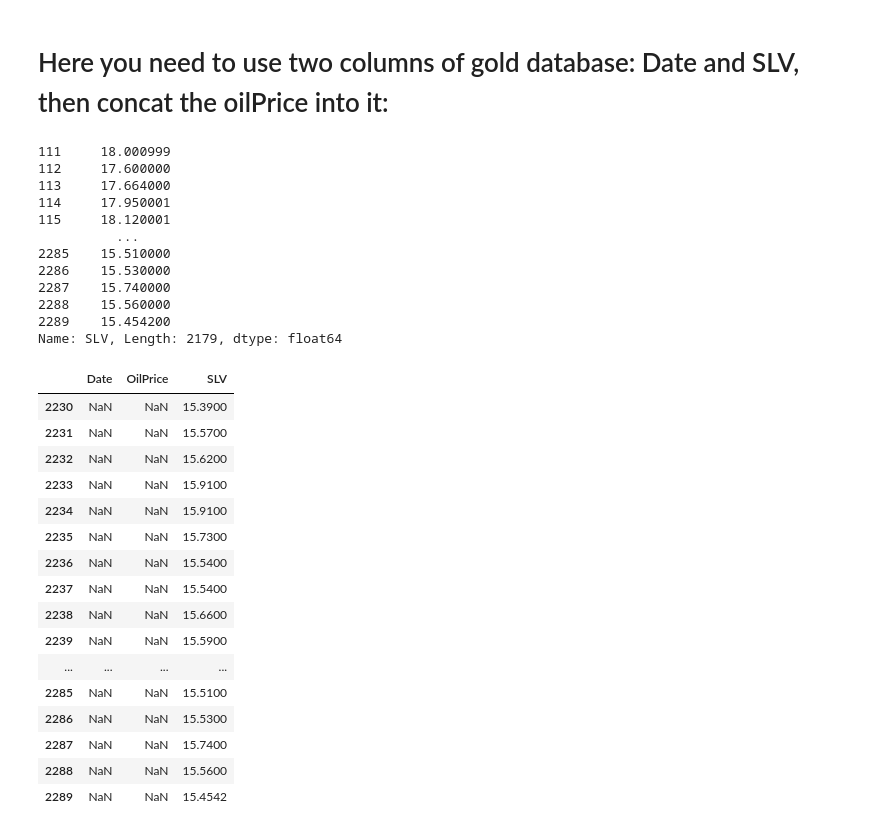
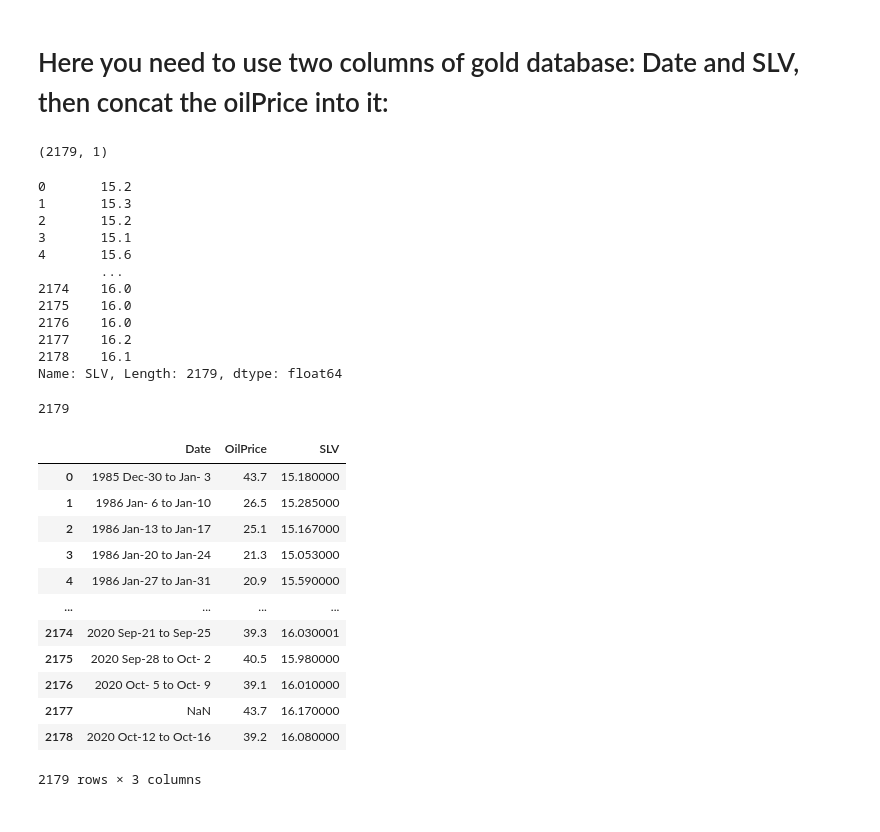
Before and after one commit to Ayomi-tech/Silver-Price-and-Oil-Price-interaction, a Jupyter notebook: New oil price code.ipynb, the cells around one changed output. Saved outputs shown, nothing was run; the diff lists cells and outputs as text; code cells hidden in the pictures.

Commit message:
updated dataframe

```diff
--- a/New oil price code.ipynb
+++ b/New oil price code.ipynb
@@ -112,0 +162,6 @@ subset.to_csv('new.oil.data_csv')
+# %%
+# checking the oil dataset
+oil = pd.read_csv('new.oil.data_csv')
+oil.head()
+oil.isnull().sum()
+len(oil)
@@ -119,5 +181,6 @@ len(gold)
 # %%
 # this is to choose the rows we want
-gold2 = gold.loc[111:]
-len(gold2)
+gold2 = gold.loc[0:2178]
+gold2.head()
+#len(gold2)
 # %% [output]
@@ -128,41 +196,47 @@ gold2.columns
 Index(['Date', 'SPX', 'GLD', 'USO', 'SLV', 'EUR/USD'], dtype='object')
 # %% [markdown]
 # Here you need to use two columns of gold database: Date and SLV, then concat the oilPrice into it:
+# %%
+Silver = gold2[["SLV"]]
+Silver.shape
+# %% [output]
+(2179, 1)
 # %%
-gold_sub = gold2.loc[:,'SLV']
-gold_sub
+silver = gold2.loc[:,'SLV']
 # df.loc[df['Age']
+len(silver)
+silver.round(1)
 # %% [output]
-111     18.000999
-112     17.600000
-113     17.664000
-114     17.950001
-115     18.120001
-          ...
-2285    15.510000
-2286    15.530000
-2287    15.740000
-2288    15.560000
-2289    15.454200
+0       15.2
+1       15.3
+2       15.2
+3       15.1
+4       15.6
+        ...
+2174    16.0
+2175    16.0
+2176    16.0
+2177    16.2
+2178    16.1
 Name: SLV, Length: 2179, dtype: float64
+# %%
+len(silver)
+# %% [output]
+2179
 # %%
-data = pd.concat([subset, gold_sub], axis=1)
-data.tail(60)
+data = pd.concat([oil, silver], axis=1)
+data
 # %% [output]
 |  | Date | OilPrice | SLV |
-| 2230 | NaN | NaN | 15.3900 |
-| 2231 | NaN | NaN | 15.5700 |
-| 2232 | NaN | NaN | 15.6200 |
-| 2233 | NaN | NaN | 15.9100 |
-| 2234 | NaN | NaN | 15.9100 |
-| 2235 | NaN | NaN | 15.7300 |
-| 2236 | NaN | NaN | 15.5400 |
-| 2237 | NaN | NaN | 15.5400 |
-| 2238 | NaN | NaN | 15.6600 |
-| 2239 | NaN | NaN | 15.5900 |
+| 0 | 1985 Dec-30 to Jan- 3 | 43.7 | 15.180000 |
+| 1 | 1986 Jan- 6 to Jan-10 | 26.5 | 15.285000 |
+| 2 | 1986 Jan-13 to Jan-17 | 25.1 | 15.167000 |
+| 3 | 1986 Jan-20 to Jan-24 | 21.3 | 15.053000 |
+| 4 | 1986 Jan-27 to Jan-31 | 20.9 | 15.590000 |
 | ... | ... | ... | ... |
-| 2285 | NaN | NaN | 15.5100 |
-| 2286 | NaN | NaN | 15.5300 |
-| 2287 | NaN | NaN | 15.7400 |
-| 2288 | NaN | NaN | 15.5600 |
-| 2289 | NaN | NaN | 15.4542 |
+| 2174 | 2020 Sep-21 to Sep-25 | 39.3 | 16.030001 |
+| 2175 | 2020 Sep-28 to Oct- 2 | 40.5 | 15.980000 |
+| 2176 | 2020 Oct- 5 to Oct- 9 | 39.1 | 16.010000 |
+| 2177 | NaN | 43.7 | 16.170000 |
+| 2178 | 2020 Oct-12 to Oct-16 | 39.2 | 16.080000 |
+2179 rows × 3 columns
```
Also changed, not shown: parts of 17 cells of this notebook, 1 other file.
